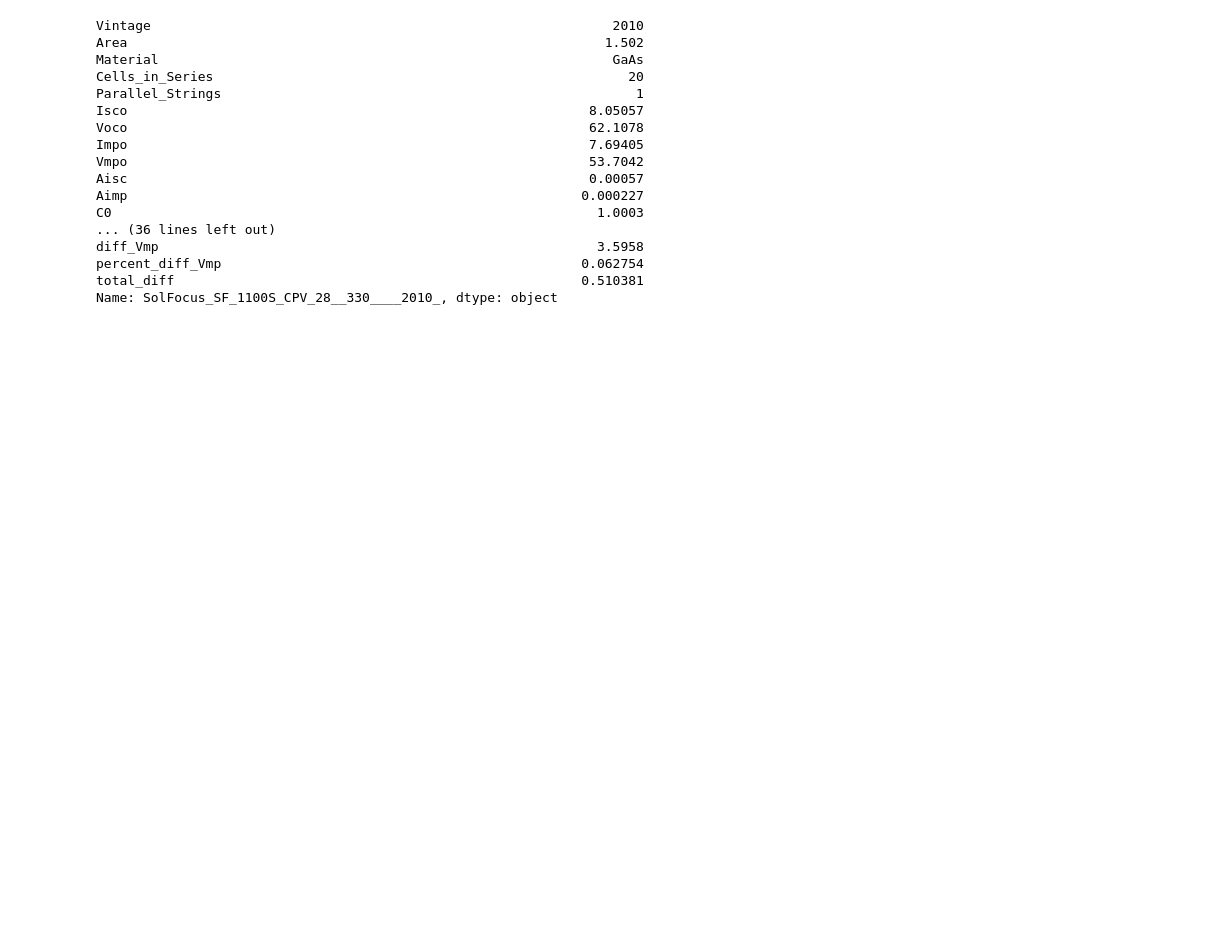
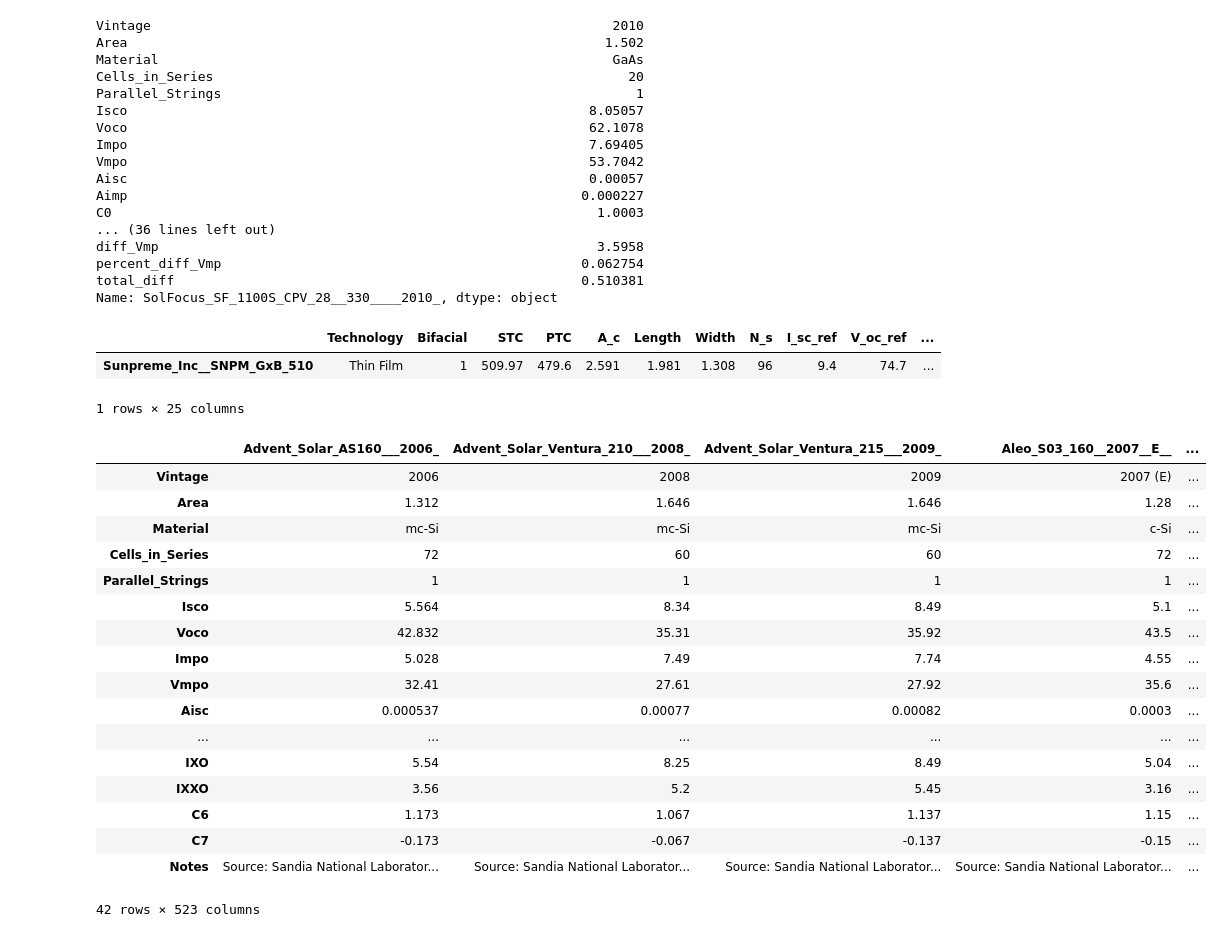
Before and after one commit to fbcharles747/Capstone_PV_API, a Jupyter notebook: simulation/device_selection.ipynb, the cells around one changed output. Drawn from its saved outputs; the diff is of its cells as text; code cells hidden in the pictures; blank space fills up the shorter version.

```diff
--- a/simulation/device_selection.ipynb
+++ b/simulation/device_selection.ipynb
@@ -92,0 +99,28 @@ Name: SolFocus_SF_1100S_CPV_28__330____2010_, dtype: object
+# %%
+cecmods=cec_modules.T
+cecmods[cecmods['STC']>500]
+# %% [output]
+|  | Technology | Bifacial | STC | PTC | A_c | Length | Width | N_s | I_sc_ref | V_oc_ref | ... |
+| Sunpreme_Inc__SNPM_GxB_510 | Thin Film | 1 | 509.97 | 479.6 | 2.591 | 1.981 | 1.308 | 96 | 9.4 | 74.7 | ... |
+1 rows × 25 columns
+# %%
+sandia_modules
+# %% [output]
+|  | Advent_Solar_AS160___2006_ | Advent_Solar_Ventura_210___2008_ | Advent_Solar_Ventura_215___2009_ | Aleo_S03_160__2007__E__ | ... |
+| Vintage | 2006 | 2008 | 2009 | 2007 (E) | ... |
+| Area | 1.312 | 1.646 | 1.646 | 1.28 | ... |
+| Material | mc-Si | mc-Si | mc-Si | c-Si | ... |
+| Cells_in_Series | 72 | 60 | 60 | 72 | ... |
+| Parallel_Strings | 1 | 1 | 1 | 1 | ... |
+| Isco | 5.564 | 8.34 | 8.49 | 5.1 | ... |
+| Voco | 42.832 | 35.31 | 35.92 | 43.5 | ... |
+| Impo | 5.028 | 7.49 | 7.74 | 4.55 | ... |
+| Vmpo | 32.41 | 27.61 | 27.92 | 35.6 | ... |
+| Aisc | 0.000537 | 0.00077 | 0.00082 | 0.0003 | ... |
+| ... | ... | ... | ... | ... | ... |
+| IXO | 5.54 | 8.25 | 8.49 | 5.04 | ... |
+| IXXO | 3.56 | 5.2 | 5.45 | 3.16 | ... |
+| C6 | 1.173 | 1.067 | 1.137 | 1.15 | ... |
+| C7 | -0.173 | -0.067 | -0.137 | -0.15 | ... |
+| Notes | Source: Sandia National Laborator... | Source: Sandia National Laborator... | Source: Sandia National Laborator... | Source: Sandia National Laborator... | ... |
+42 rows × 523 columns
```
Also changed, not shown: parts of 3 cells of this notebook, 2 other files.
